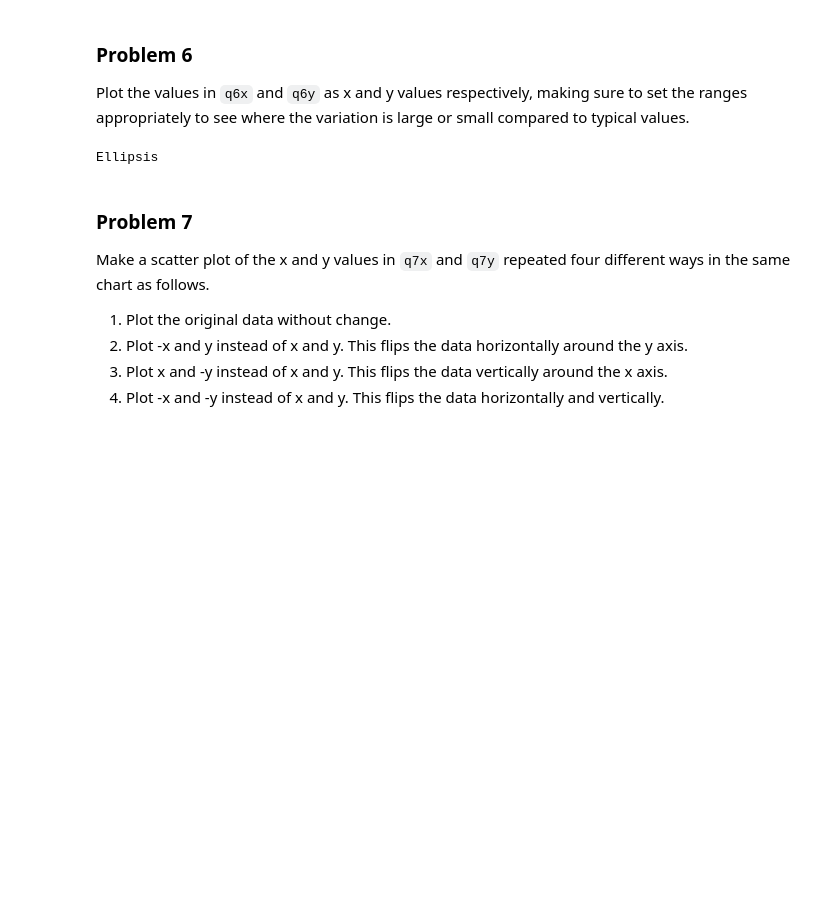
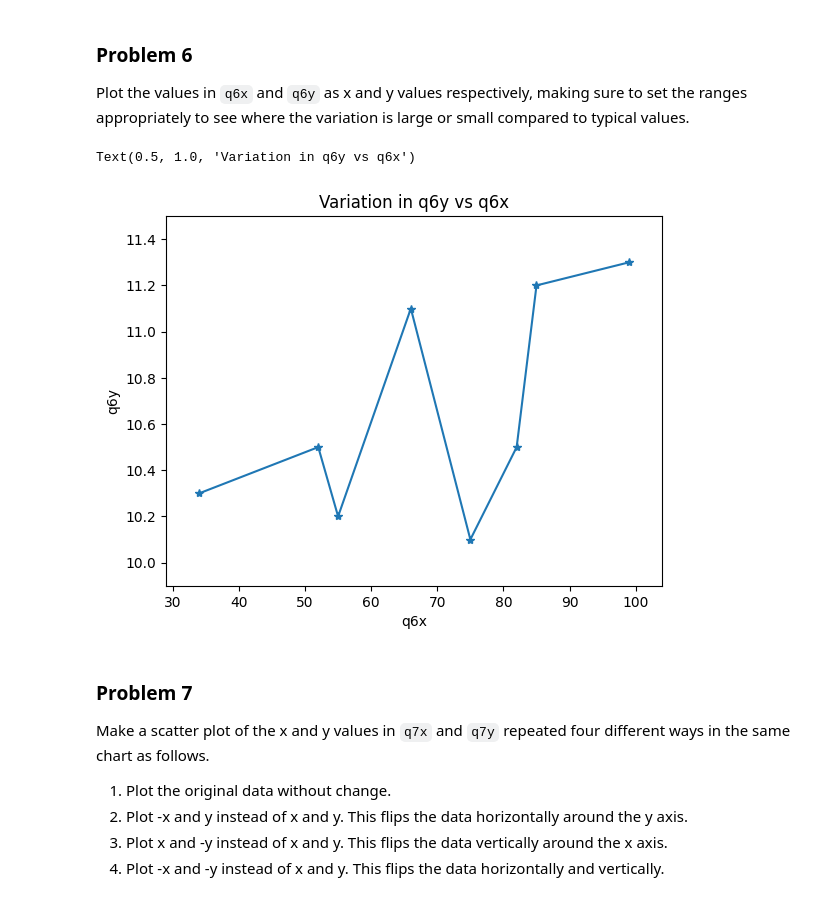
Before and after one commit to nikhil-bu/dx602-homework-05, a Jupyter notebook: homework.ipynb, the cells around one changed output. Drawn from its saved outputs; the diff is of its cells as text; code cells hidden in the pictures; blank space fills up the shorter version.

```diff
--- a/homework.ipynb
+++ b/homework.ipynb
@@ -183,12 +183,20 @@ Plot the values in `q6x` and `q6y` as x and y values respectively, making sure t
 
 q6x = [34, 52, 55, 66, 75, 82, 85, 99]
 q6y = [10.3, 10.5, 10.2, 11.1, 10.1, 10.5, 11.2, 11.3]
-# %%
-# YOUR CHANGES HERE
-
-...
-# %% [output]
-Ellipsis
+# %%
+# YOUR CHANGES HERE
+
+plt.plot(q6x, q6y, marker="*")
+
+plt.xlim(min(q6x)-5, max(q6x)+5)
+plt.ylim(min(q6y)-0.2, max(q6y)+0.2)
+
+plt.xlabel('q6x')
+plt.ylabel('q6y')
+plt.title('Variation in q6y vs q6x')
+# %% [output]
+Text(0.5, 1.0, 'Variation in q6y vs q6x')
+[figure, added]
 # %% [markdown]
 ### Problem 7
 
```
